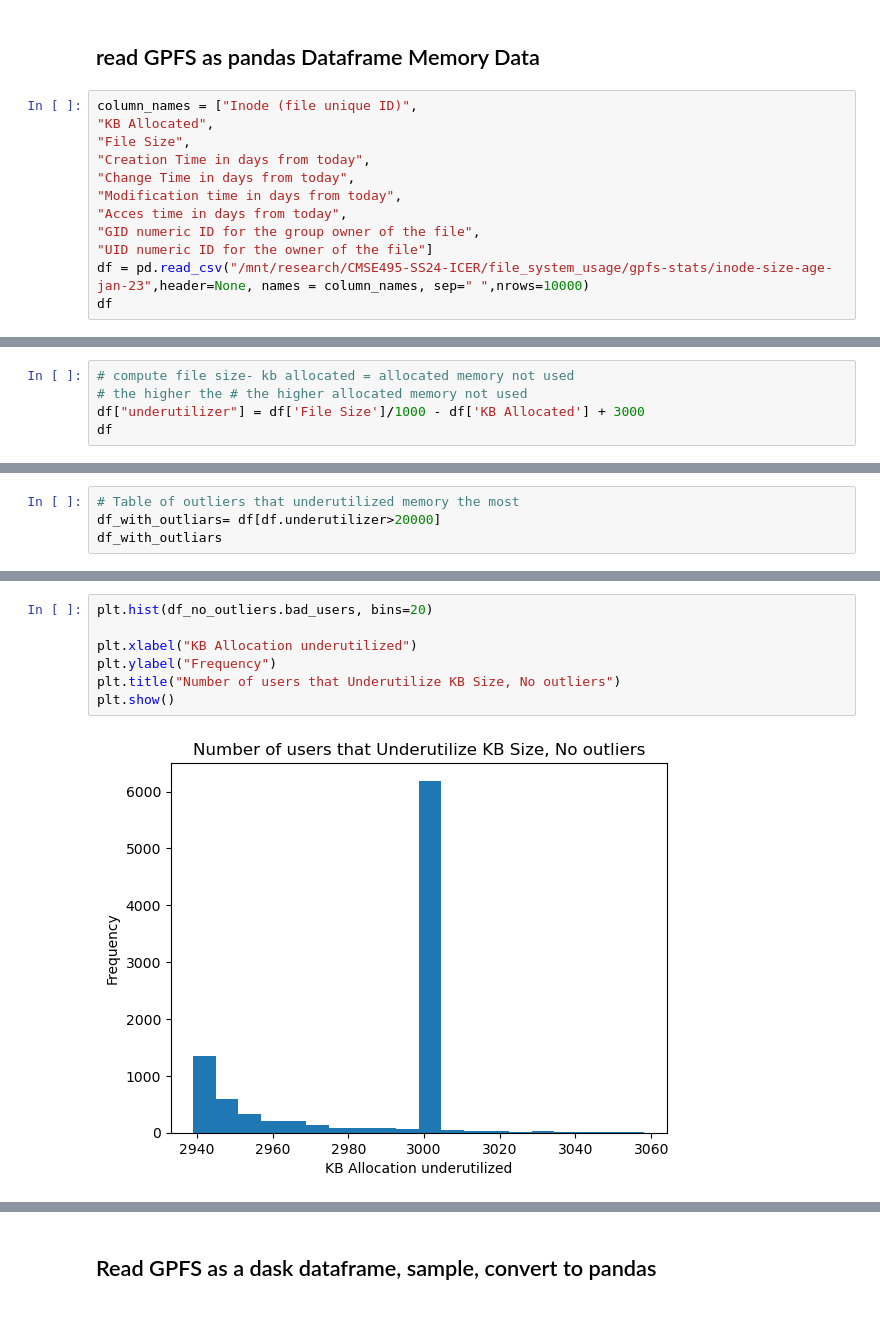
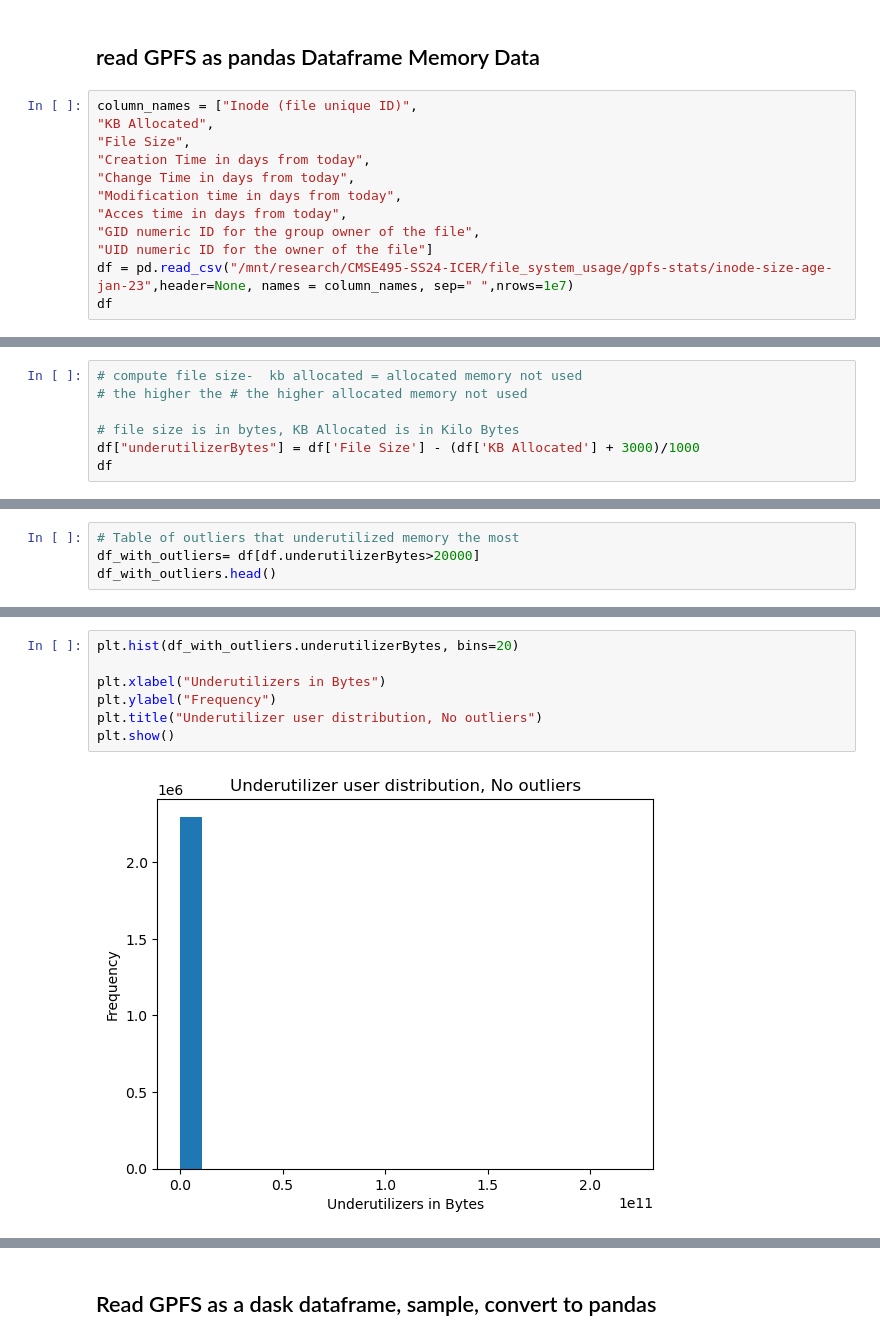
Before and after one commit to tairaeli/ICER_user_data_analytics, a Jupyter notebook: data_insights_GPFS.ipynb, the cells around one changed output, grey strips where cells are left out. Drawn from its saved outputs; the diff is of its cells as text.

```diff
--- a/data_insights_GPFS.ipynb
+++ b/data_insights_GPFS.ipynb
@@ -20,7 +20,7 @@ column_names = ["Inode (file unique ID)",
 "Acces time in days from today",
 "GID numeric ID for the group owner of the file",
 "UID numeric ID for the owner of the file"]
-df = pd.read_csv("/mnt/research/CMSE495-SS24-ICER/file_system_usage/gpfs-stats/inode-size-age-jan-23",header=None, names = column_names, sep=" ",nrows=10000)
+df = pd.read_csv("/mnt/research/CMSE495-SS24-ICER/file_system_usage/gpfs-stats/inode-size-age-jan-23",header=None, names = column_names, sep=" ",nrows=1e7)
 df
 # %% [output]
 |  | Inode (file unique ID) | KB Allocated | File Size | Creation Time in days from today | Change Time in days from today | ... |
@@ -51,8 +51,10 @@ UID numeric ID for the owner of the file             13
 dtype: int64
 # %%
-# compute file size- kb allocated = allocated memory not used
+# compute file size-  kb allocated = allocated memory not used
 # the higher the # the higher allocated memory not used
-df["underutilizer"] = df['File Size']/1000 - df['KB Allocated'] + 3000
+
+# file size is in bytes, KB Allocated is in Kilo Bytes
+df["underutilizerBytes"] = df['File Size'] - (df['KB Allocated'] + 3000)/1000
 df
 # %% [output]
 |  | Inode (file unique ID) | KB Allocated | File Size | Creation Time in days from today | Change Time in days from today | ... |
@@ -131,6 +135,6 @@ plt.show()
 # %%
 # Table of outliers that underutilized memory the most
-df_with_outliars= df[df.underutilizer>20000]
-df_with_outliars
+df_with_outliers= df[df.underutilizerBytes>20000]
+df_with_outliers.head()
 # %% [output]
 |  | Inode (file unique ID) | KB Allocated | File Size | Creation Time in days from today | Change Time in days from today | ... |
@@ -166,12 +159,12 @@ Name: underutilizer, dtype: float64
 # %%
-plt.hist(df_no_outliers.bad_users, bins=20)
+plt.hist(df_with_outliers.underutilizerBytes, bins=20)
 
-plt.xlabel("KB Allocation underutilized")
+plt.xlabel("Underutilizers in Bytes")
 plt.ylabel("Frequency")
-plt.title("Number of users that Underutilize KB Size, No outliers")
+plt.title("Underutilizer user distribution, No outliers")
 plt.show()
 # %% [output]
-[figure, old version]
+[figure, new version]
 # %%
 # ISolate users that dont use the data they requested via KB allocation
 #  df['DataUsedKB'] < df['DataAllocatedKB'] creates a boolean mask where each row is True if
```
Also changed, not shown: parts of 19 cells of this notebook.
